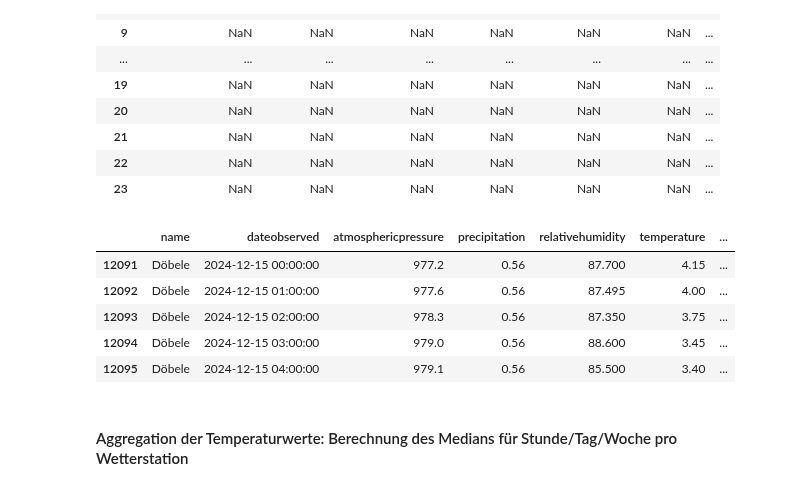
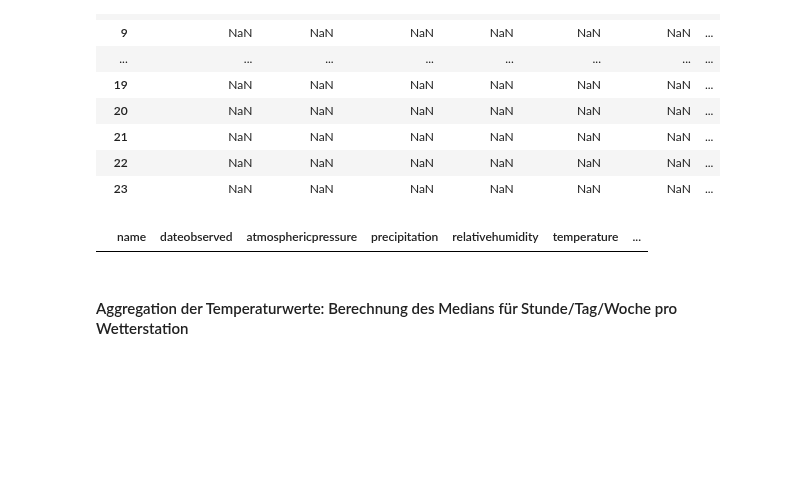
Before and after one commit to sgc-kn/dashboards, a Jupyter notebook: maites_notebooks/wetterstationen_glimpse.ipynb, the cells around one changed output. Cells and saved outputs as stored; diff of their text form; code cells hidden in the pictures; blank space fills up the shorter version.

```diff
--- a/maites_notebooks/wetterstationen_glimpse.ipynb
+++ b/maites_notebooks/wetterstationen_glimpse.ipynb
@@ -175,14 +175,9 @@ ws_maite_compl.loc[('Döbele', '2024-12-20')]
 | 23 | NaN | NaN | NaN | NaN | NaN | NaN | ... |
 # %%
 #eintrag fehlt
-ws_richard[(ws_richard['name'] == 'Döbele') & (ws_richard['dateobserved'].dt.date == pd.to_datetime('2024-12-15').date())]
+ws_richard[(ws_richard['name'] == 'Döbele') & (ws_richard['dateobserved'].dt.date == pd.to_datetime('2024-12-16').date())]
 # %% [output]
 |  | name | dateobserved | atmosphericpressure | precipitation | relativehumidity | temperature | ... |
-| 12091 | Döbele | 2024-12-15 00:00:00 | 977.2 | 0.56 | 87.700 | 4.15 | ... |
-| 12092 | Döbele | 2024-12-15 01:00:00 | 977.6 | 0.56 | 87.495 | 4.00 | ... |
-| 12093 | Döbele | 2024-12-15 02:00:00 | 978.3 | 0.56 | 87.350 | 3.75 | ... |
-| 12094 | Döbele | 2024-12-15 03:00:00 | 979.0 | 0.56 | 88.600 | 3.45 | ... |
-| 12095 | Döbele | 2024-12-15 04:00:00 | 979.1 | 0.56 | 85.500 | 3.40 | ... |
 # %% [markdown]
 #### Aggregation der Temperaturwerte: Berechnung des Medians für Stunde/Tag/Woche pro Wetterstation
 # %%
```
Also changed, not shown: parts of 9 cells of this notebook.
